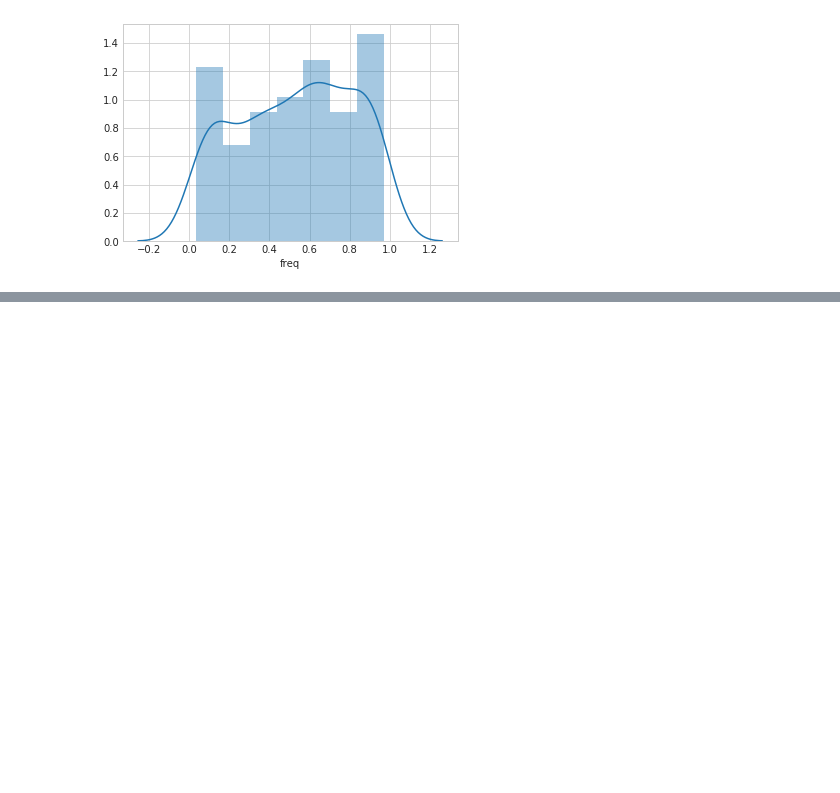
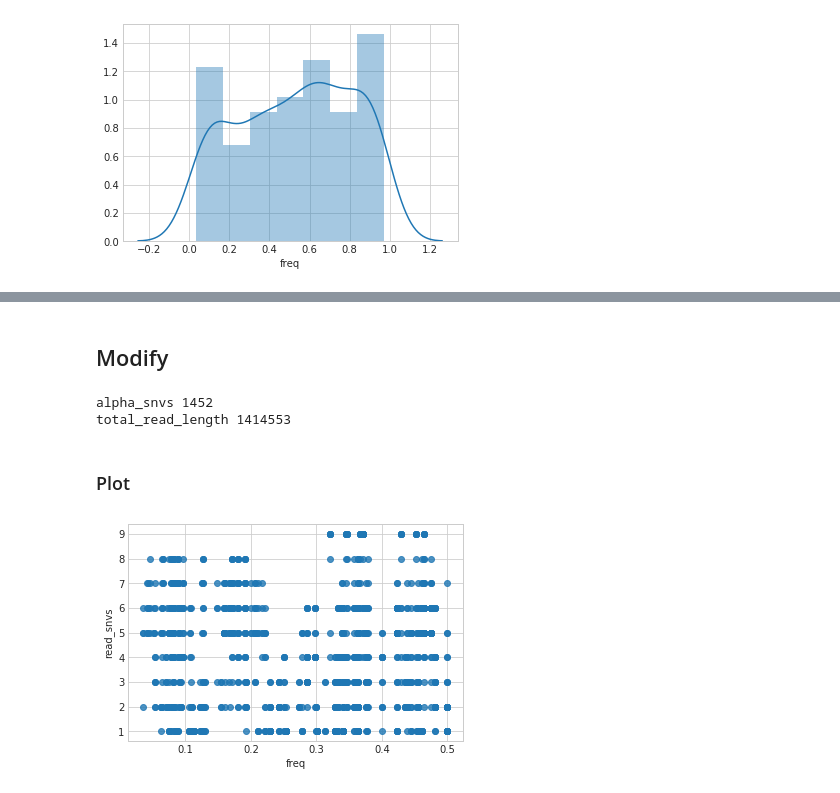
Before and after one commit to alexcritschristoph/strains_analysis, a Jupyter notebook: StrainProfiler_1.ipynb, the cells around one changed output, grey strips where cells are left out. Saved outputs shown, nothing was run; the diff lists cells and outputs as text; code cells hidden in the pictures; blank space fills up the shorter version.

Commit message:
update with new plot

```diff
--- a/StrainProfiler_1.ipynb
+++ b/StrainProfiler_1.ipynb
@@ -128,0 +108,46 @@ Gdb[]
+# %% [markdown]
+## Modify
+# %%
+def results_to_pandas2(fasta, bam, results):
+    sample = bam.split("/")[-1].split(".bam")[0]
+    genome = fasta.split("/")[-1].split(".")[0]
+
+    table = defaultdict(list)
+    for read in results['read_to__snvs']:
+        snvs = len(results['read_to__snvs'][read])
+        for snv in results['read_to__snvs'][read]:
+            table['genome'].append(genome)
+            table['sample'].append(sample)
+            table['read'].append(read)
+            table['snv'].append(snv)
+            table['read_snvs'].append(snvs)
+    d1 = pd.DataFrame(table)
+
+    table = defaultdict(list)
+    for snp in results['snvs_frequencies']:
+        table['genome'].append(genome)
+        table['sample'].append(sample)
+        table['snv'].append(snp)
+        table['freq'].append(str(results['snvs_frequencies'][snp]))
+    d2 = pd.DataFrame(table)
+
+    print("alpha_snvs {0}".format(results['alpha_snvs']))
+    print("total_read_length {0}".format(results['total_read_length']))
+
+
+    d3 = pd.merge(d1, d2, on=['snv', 'sample', 'genome'])
+    d3['freq'] = d3['freq'].astype(float)
+
+    return d3
+
+d3 = results_to_pandas2(fasta, bam, results)
+# %% [output]
+alpha_snvs 1452
+total_read_length 1414553
+# %% [markdown]
+### Plot
+# %%
+sns.regplot(d3['freq'], d3['read_snvs'], fit_reg=False)
+plt.show()
+# %% [output]
+[figure, added]
```
Also changed, not shown: parts of 2 cells of this notebook.
